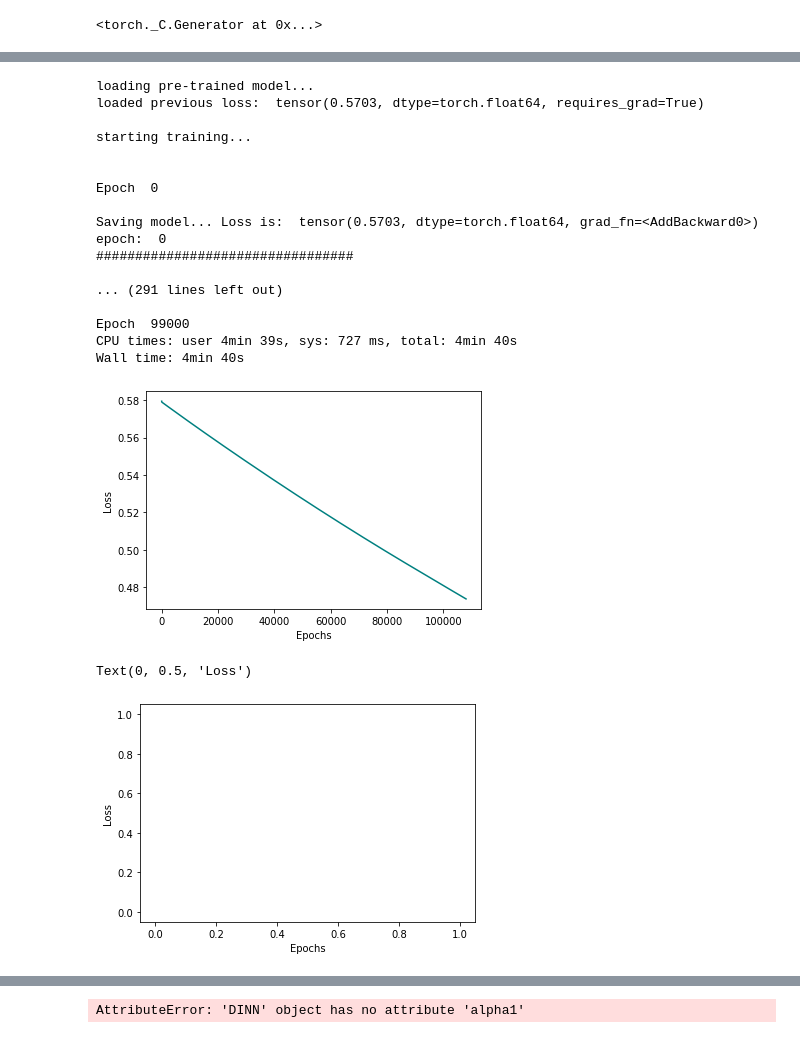
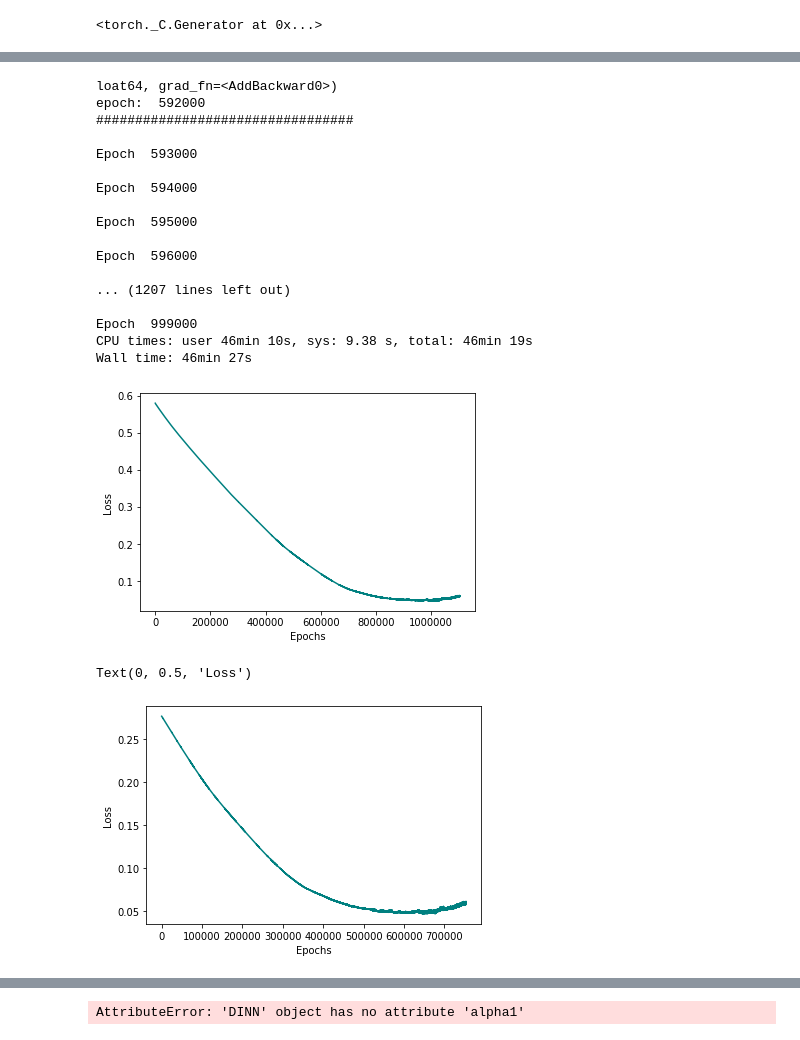
Before and after one commit to Shaier/DINN, a Jupyter notebook: Diseases/cholera/cholera.ipynb, the cells around one changed output, grey strips where cells are left out. Drawn from its saved outputs; the diff is of its cells as text; code cells hidden in the pictures.

```diff
--- a/Diseases/cholera/cholera.ipynb
+++ b/Diseases/cholera/cholera.ipynb
@@ -238,54 +238,54 @@ Wall time: 52.2 µs
 # %%
 %%time
 
 #this worked best
 dinn = DINN(cholera_data[0], cholera_data[1], cholera_data[2], cholera_data[3])
 
 learning_rate = 1e-4
 optimizer = optim.Adam(dinn.params, lr = learning_rate)
 dinn.optimizer = optimizer
 
 #scheduler = torch.optim.lr_scheduler.ReduceLROnPlateau(dinn.optimizer, factor=0.9, patience = 5000, verbose=True)
 #scheduler = torch.optim.lr_scheduler.CyclicLR(dinn.optimizer, base_lr=1e-6, max_lr=1e-3, step_size_up=100, mode="triangular2", cycle_momentum=False)
 scheduler = torch.optim.lr_scheduler.CyclicLR(dinn.optimizer, base_lr=1e-7, max_lr=1e-3, step_size_up=1000, mode="exp_range", gamma=0.85, cycle_momentum=False)
 
 dinn.scheduler = scheduler
 
 try:
-  S_pred_list, B_pred_list, I_pred_list = dinn.train(100000) #train
+  S_pred_list, B_pred_list, I_pred_list = dinn.train(1000000) #train
 except EOFError:
   if dinn.save == 2:
     dinn.save = 3
-    S_pred_list, B_pred_list, I_pred_list = dinn.train(100000) #train
+    S_pred_list, B_pred_list, I_pred_list = dinn.train(1000000) #train
   elif dinn.save == 3:
     dinn.save = 2
-    S_pred_list, B_pred_list, I_pred_list = dinn.train(100000) #train
+    S_pred_list, B_pred_list, I_pred_list = dinn.train(1000000) #train
 # %% [output]
-loading pre-trained model...
-loaded previous loss:  tensor(0.5703, dtype=torch.float64, requires_grad=True)
-
-starting training...
-
-
-Epoch  0
-
-Saving model... Loss is:  tensor(0.5703, dtype=torch.float64, grad_fn=<AddBackward0>)
-epoch:  0
+loat64, grad_fn=<AddBackward0>)
+epoch:  592000
 #################################
 
-... (291 lines left out)
+Epoch  593000
 
-Epoch  99000
-CPU times: user 4min 39s, sys: 727 ms, total: 4min 40s
-Wall time: 4min 40s
+Epoch  594000
+
+Epoch  595000
+
+Epoch  596000
+
+... (1207 lines left out)
+
+Epoch  999000
+CPU times: user 46min 10s, sys: 9.38 s, total: 46min 19s
+Wall time: 46min 27s
-[figure, old version]
+[figure, new version]
 # %%
 plt.plot(dinn.losses[350000:], color = 'teal')
 plt.xlabel('Epochs')
 plt.ylabel('Loss')
 # %% [output]
 Text(0, 0.5, 'Loss')
-[figure, old version]
+[figure, new version]
 # %%
 fig = plt.figure(facecolor='w', figsize=(12,12))
 ax = fig.add_subplot(111, facecolor='#dddddd', axisbelow=True)
```
Also changed, not shown: parts of 2 cells of this notebook, 11 other files.
